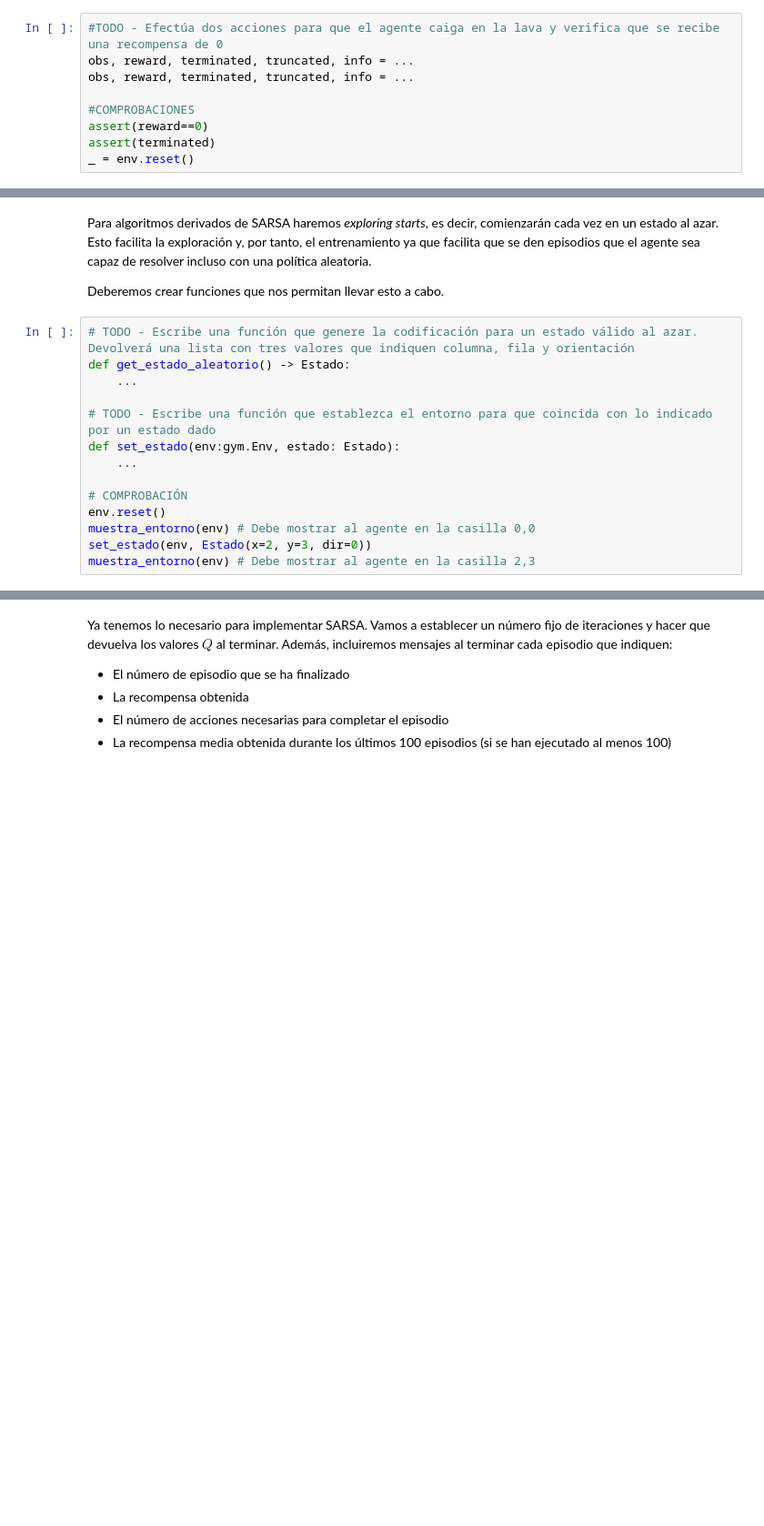
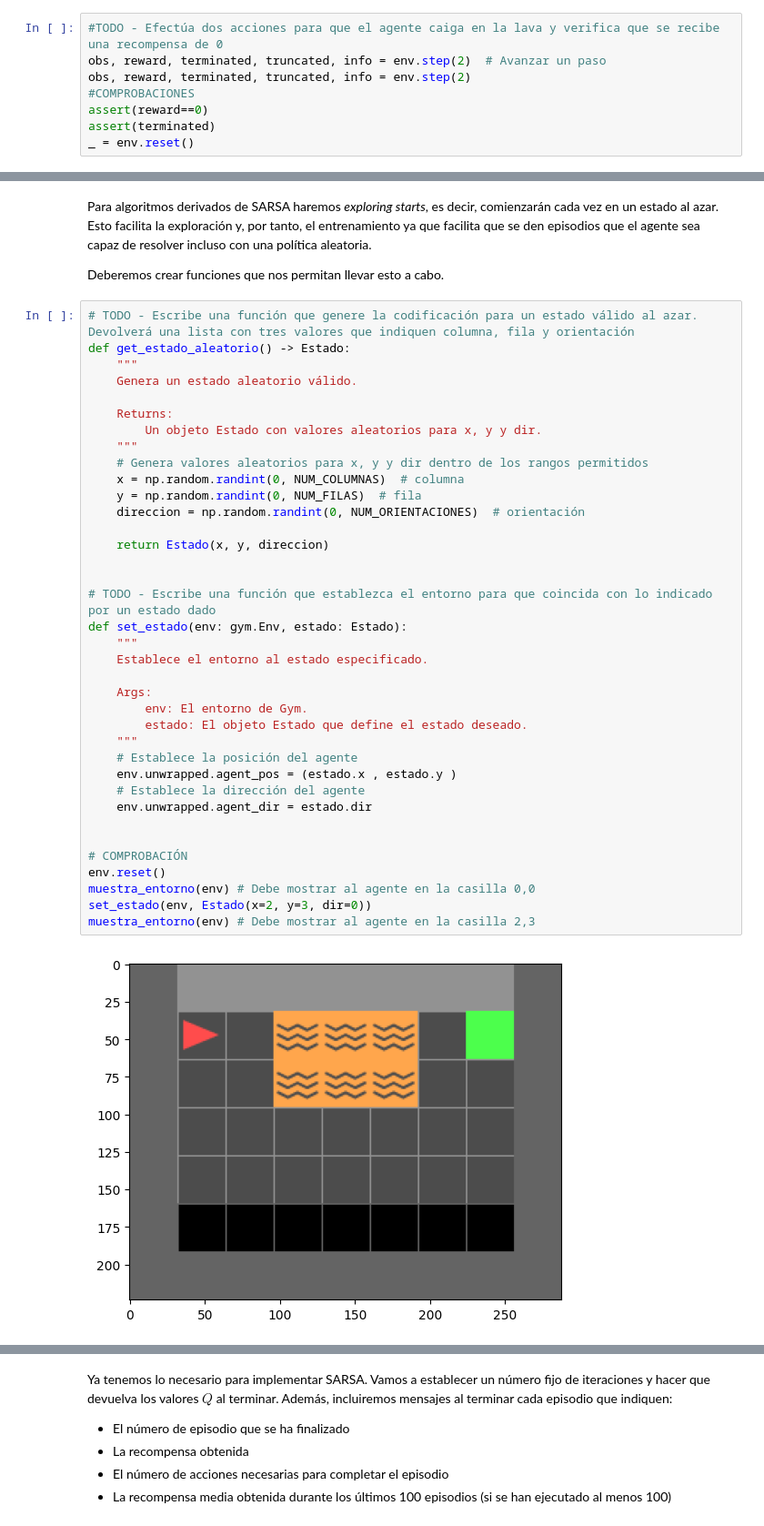
Before and after one commit to EmilioUcelayLojo/AA3, a Jupyter notebook: lab6/lab6.ipynb, the cells around one changed output, grey strips where cells are left out. Shown at 91% size. Drawn from its saved outputs; the diff is of its cells as text; blank space fills up the shorter version.

```diff
--- a/lab6/lab6.ipynb
+++ b/lab6/lab6.ipynb
@@ -38,9 +79,8 @@ NUM_ACCIONES = len(ACCIONES_UTILES)
 Comprueba el efecto de caer en la lava. El episodio debería terminarse y recibiendo el agente una recompensa de 0.
 # %%
 #TODO - Efectúa dos acciones para que el agente caiga en la lava y verifica que se recibe una recompensa de 0
-obs, reward, terminated, truncated, info = ...
-obs, reward, terminated, truncated, info = ...
-
+obs, reward, terminated, truncated, info = env.step(2)  # Avanzar un paso
+obs, reward, terminated, truncated, info = env.step(2)
 #COMPROBACIONES
 assert(reward==0)
 assert(terminated)
@@ -114,14 +176,39 @@ Deberemos crear funciones que nos permitan llevar esto a cabo.
 # %%
 # TODO - Escribe una función que genere la codificación para un estado válido al azar. Devolverá una lista con tres valores que indiquen columna, fila y orientación
 def get_estado_aleatorio() -> Estado:
-    ...
+    """
+    Genera un estado aleatorio válido.
+
+    Returns:
+        Un objeto Estado con valores aleatorios para x, y y dir.
+    """
+    # Genera valores aleatorios para x, y y dir dentro de los rangos permitidos
+    x = np.random.randint(0, NUM_COLUMNAS)  # columna
+    y = np.random.randint(0, NUM_FILAS)  # fila
+    direccion = np.random.randint(0, NUM_ORIENTACIONES)  # orientación
+
+    return Estado(x, y, direccion)
+
 
 # TODO - Escribe una función que establezca el entorno para que coincida con lo indicado por un estado dado
-def set_estado(env:gym.Env, estado: Estado):
-    ...
+def set_estado(env: gym.Env, estado: Estado):
+    """
+    Establece el entorno al estado especificado.
+
+    Args:
+        env: El entorno de Gym.
+        estado: El objeto Estado que define el estado deseado.
+    """
+    # Establece la posición del agente
+    env.unwrapped.agent_pos = (estado.x , estado.y )
+    # Establece la dirección del agente
+    env.unwrapped.agent_dir = estado.dir
+
 
 # COMPROBACIÓN
 env.reset()
 muestra_entorno(env) # Debe mostrar al agente en la casilla 0,0
 set_estado(env, Estado(x=2, y=3, dir=0))
 muestra_entorno(env) # Debe mostrar al agente en la casilla 2,3
+# %% [output]
+[figure, added]
```
Also changed, not shown: parts of 12 cells of this notebook.
